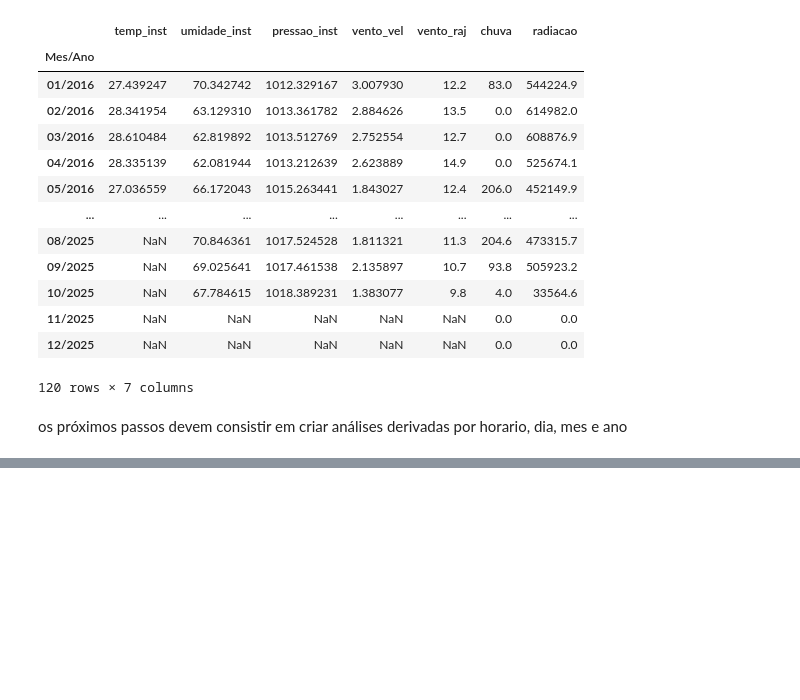
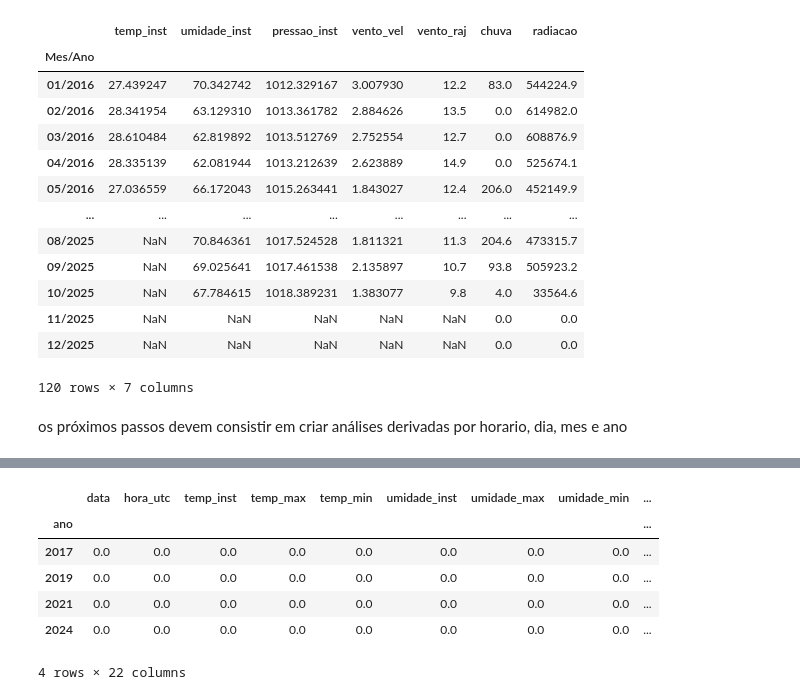
Before and after one commit to ladata-ufs/LAPIDADOS-V2, a Jupyter notebook: Estação Tupã/Grupo de Trabalho 1/francisco-almir/LAPIDADOS_V2.ipynb, the cells around one changed output, grey strips where cells are left out. Drawn from its saved outputs; the diff is of its cells as text; code cells hidden in the pictures; blank space fills up the shorter version.

```diff
--- a/Estação Tupã/Grupo de Trabalho 1/francisco-almir/LAPIDADOS_V2.ipynb
+++ b/Estação Tupã/Grupo de Trabalho 1/francisco-almir/LAPIDADOS_V2.ipynb
@@ -237,0 +276,34 @@ os próximos passos devem consistir em criar análises derivadas por horario, di
+# %%
+medium_loss_df = df_historico[df_historico["ano"].isin([2017, 2019, 2021, 2024])].copy()
+
+cols_continuas = ["temp_inst", "temp_max", "temp_min", "umidade_inst",
+                  "umidade_max", "umidade_min", "orvalho_inst", "orvalho_max",
+                  "orvalho_min", "pressao_inst", "pressao_max", "pressao_min"]
+
+# Preenchendo os gaps nulos menores com interpolação linear
+medium_loss_df[cols_continuas] = medium_loss_df[cols_continuas].interpolate(
+    method="linear", limit=3, limit_direction="forward"
+)
+
+# Para os intervalos maiores a estratégia adotada será de aplicar média
+medium_loss_df["hora"] = medium_loss_df["timestamp"].dt.hour
+medium_loss_df[cols_continuas] = medium_loss_df.groupby(["mes", "hora"])[cols_continuas].transform(
+    lambda group: group.fillna(group.mean())
+)
+
+medium_loss_df.drop(columns=["hora"], inplace=True)
+# %%
+missing_values_3 = (medium_loss_df.isna()
+                    .groupby(medium_loss_df["ano"])
+                    .mean()
+                    .mul(100)
+                   )
+missing_values_3
+# %% [output]
+|  | data | hora_utc | temp_inst | temp_max | temp_min | umidade_inst | umidade_max | umidade_min | ... |
+| ano |  |  |  |  |  |  |  |  | ... |
+| 2017 | 0.0 | 0.0 | 0.0 | 0.0 | 0.0 | 0.0 | 0.0 | 0.0 | ... |
+| 2019 | 0.0 | 0.0 | 0.0 | 0.0 | 0.0 | 0.0 | 0.0 | 0.0 | ... |
+| 2021 | 0.0 | 0.0 | 0.0 | 0.0 | 0.0 | 0.0 | 0.0 | 0.0 | ... |
+| 2024 | 0.0 | 0.0 | 0.0 | 0.0 | 0.0 | 0.0 | 0.0 | 0.0 | ... |
+4 rows × 22 columns
```
Also changed, not shown: parts of 11 cells of this notebook, 5 other files.
